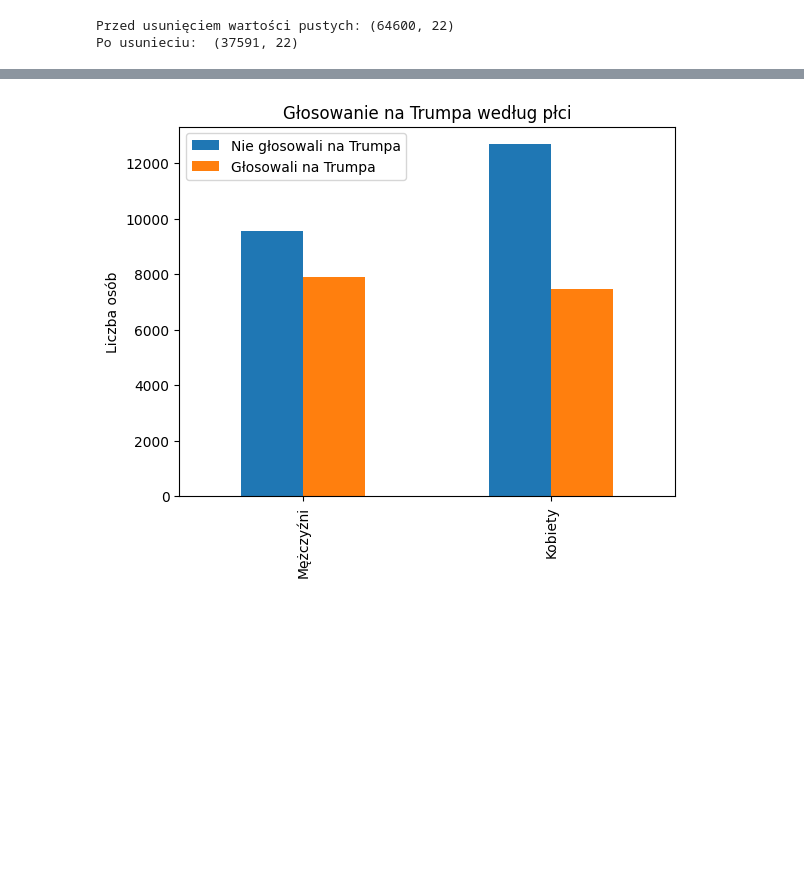
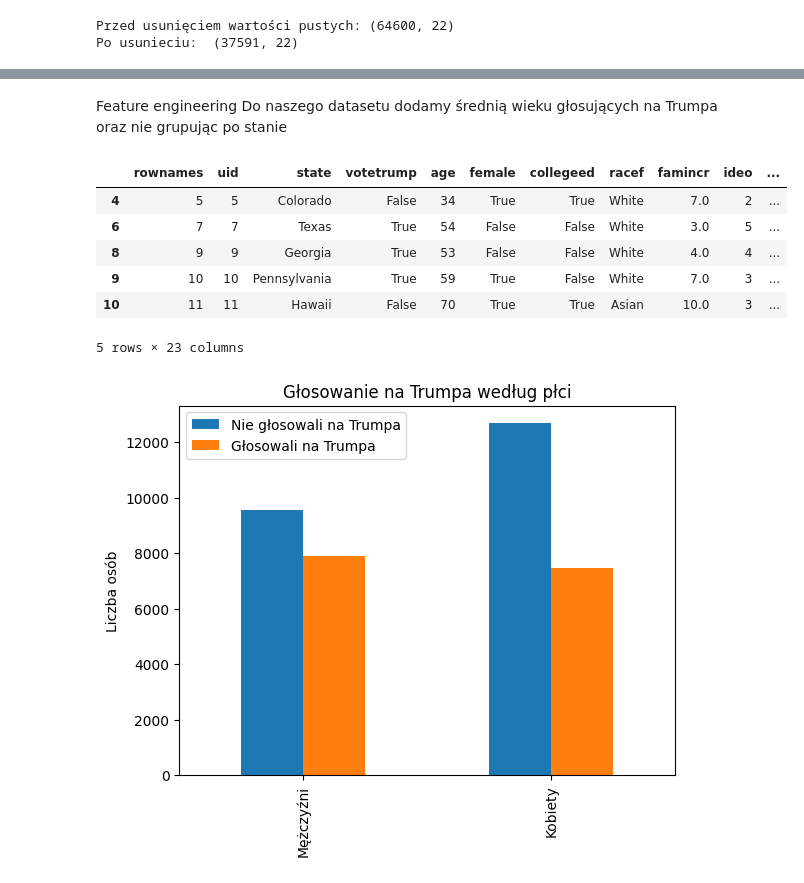
Before and after one commit to pkrzysiekk/trump-voters-data-science, a Jupyter notebook: nod.ipynb, the cells around one changed output, grey strips where cells are left out. Saved outputs shown, nothing was run; the diff lists cells and outputs as text; code cells hidden in the pictures; blank space fills up the shorter version.

Commit message:
Add downcasting and feature engineering

```diff
--- a/nod.ipynb
+++ b/nod.ipynb
@@ -96,3 +97,18 @@ Wydajność: 77.4%
+# %% [markdown]
+Feature engineering
+Do naszego datasetu dodamy średnią wieku głosujących na Trumpa oraz nie grupując po stanie
+# %%
+mean_age_of_trump_voter_per_state = df[df["votetrump"]].groupby("state")["age"].transform("mean")
+
+df.head()
+# %% [output]
+|  | rownames | uid | state | votetrump | age | female | collegeed | racef | famincr | ideo | ... |
+| 4 | 5 | 5 | Colorado | False | 34 | True | True | White | 7.0 | 2 | ... |
+| 6 | 7 | 7 | Texas | True | 54 | False | False | White | 3.0 | 5 | ... |
+| 8 | 9 | 9 | Georgia | True | 53 | False | False | White | 4.0 | 4 | ... |
+| 9 | 10 | 10 | Pennsylvania | True | 59 | True | False | White | 7.0 | 3 | ... |
+| 10 | 11 | 11 | Hawaii | False | 70 | True | True | Asian | 10.0 | 3 | ... |
+5 rows × 23 columns
 # %%
 
 
```
Also changed, not shown: parts of 2 cells of this notebook.
